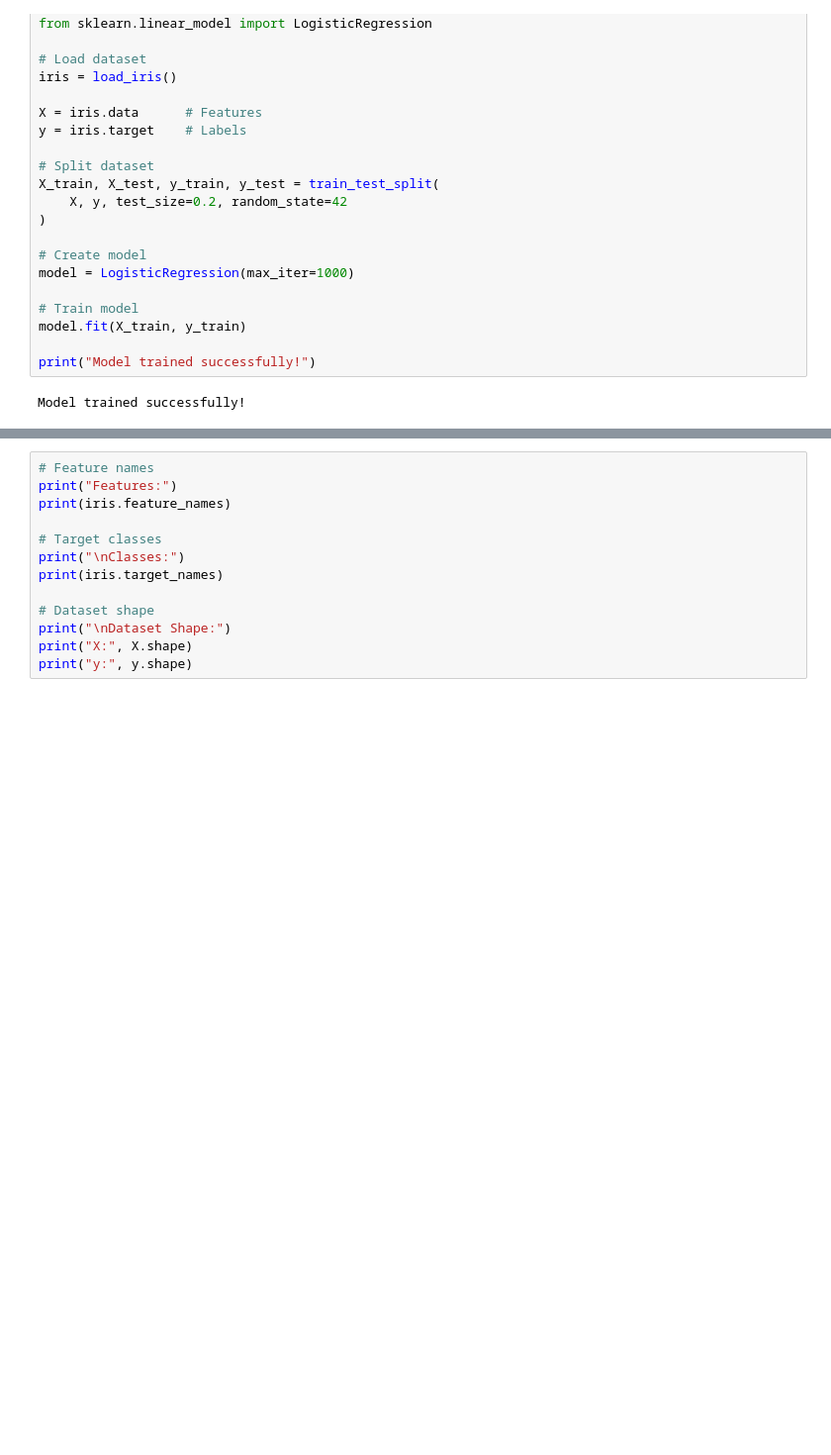
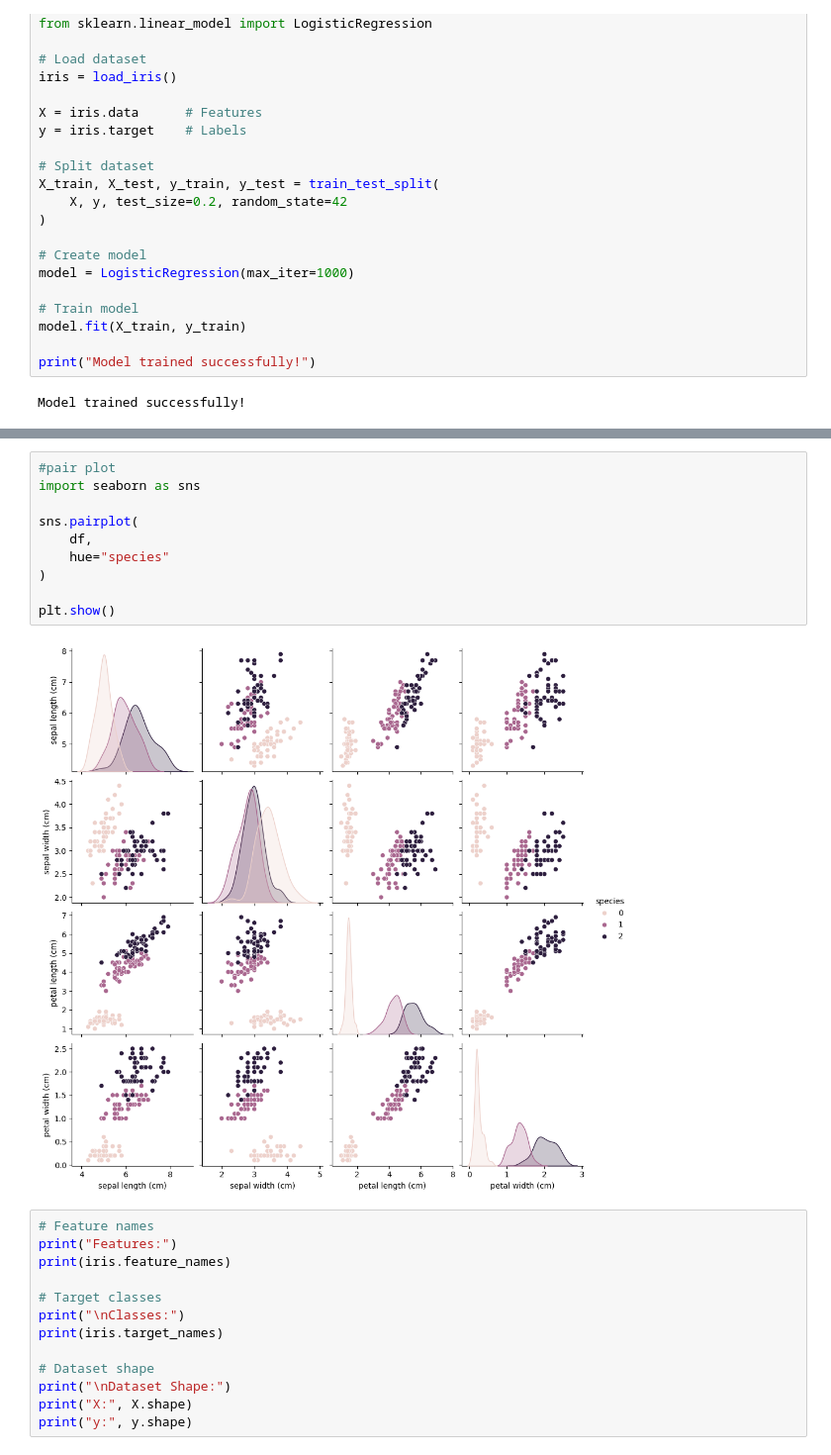
Before and after one commit to Pranav-Trivedi20/MNIST-and-Fashion-MNIST-dataset-optimization, a Jupyter notebook: Iris_and_Wine_dataset_Model_Optimization.ipynb, the cells around one changed output, grey strips where cells are left out. Shown at 99% size. Drawn from its saved outputs; the diff is of its cells as text; blank space fills up the shorter version.

```diff
--- a/Iris_and_Wine_dataset_Model_Optimization.ipynb
+++ b/Iris_and_Wine_dataset_Model_Optimization.ipynb
@@ -33,3 +154,15 @@ Model trained successfully!
+# %%
+#pair plot
+import seaborn as sns
+
+sns.pairplot(
+    df,
+    hue="species"
+)
+
+plt.show()
+# %% [output]
+[figure, added]
 # %%
 # Feature names
 print("Features:")
```
Also changed, not shown: parts of 38 cells of this notebook.
